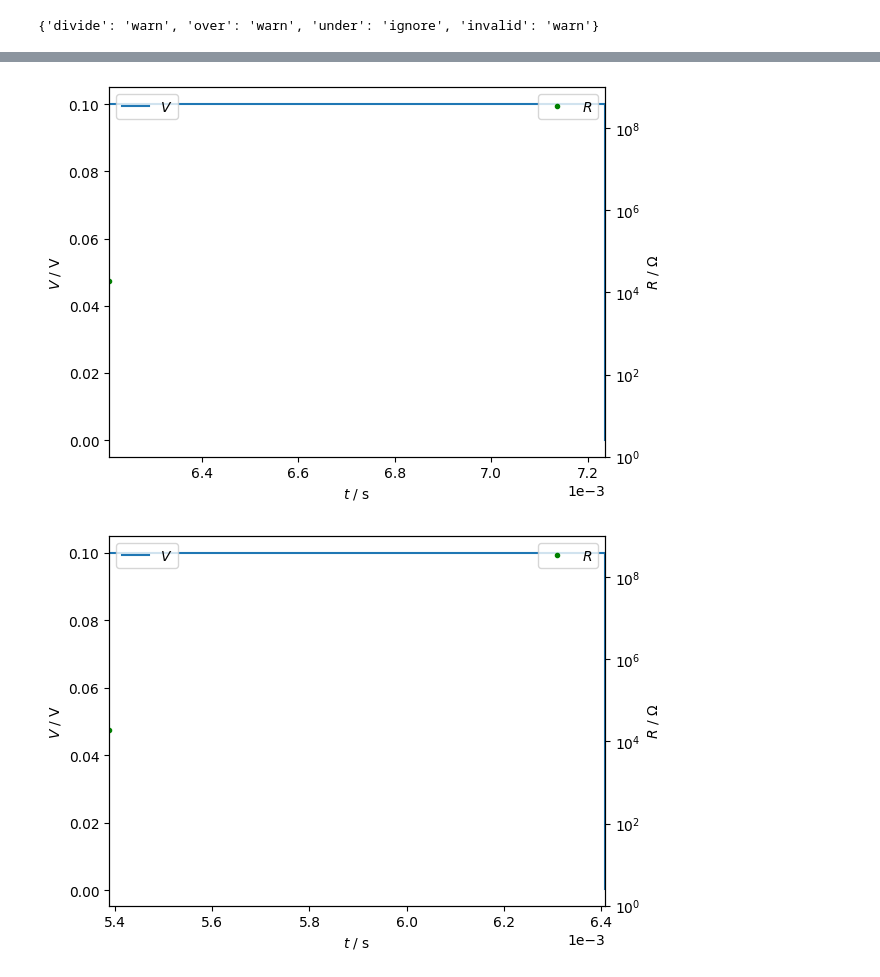
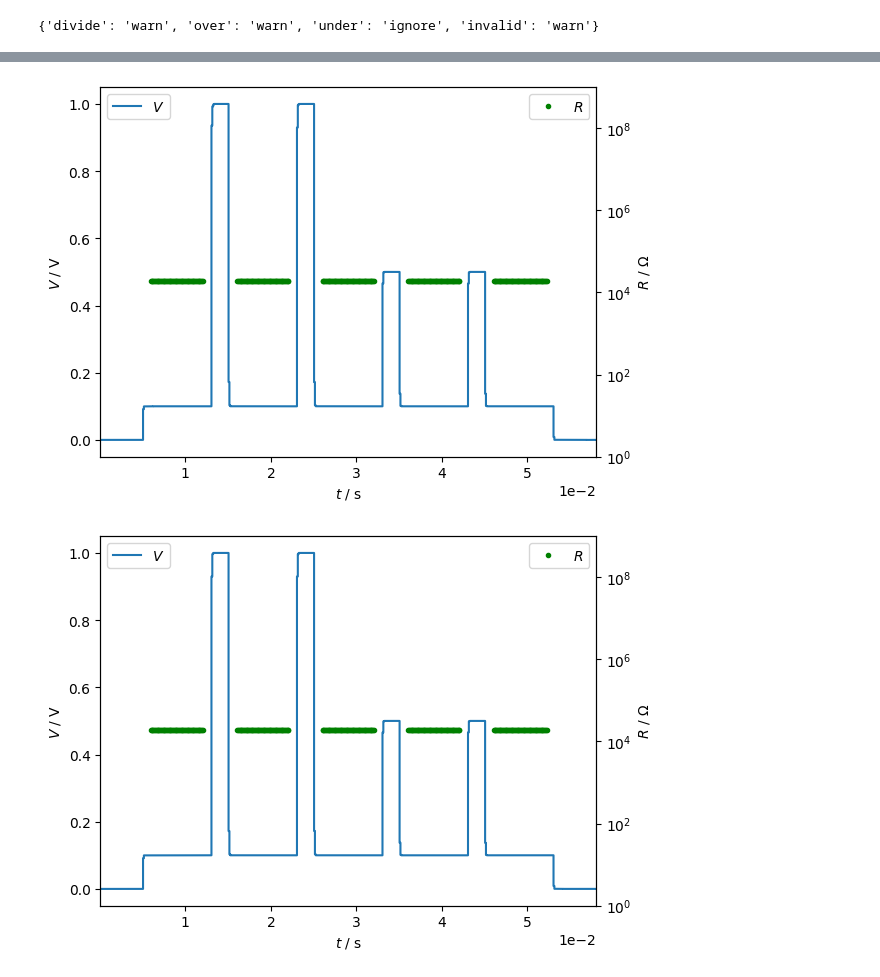
Before and after one commit to raxov99/iis_optolab, a Jupyter notebook: in_lab.ipynb, the cells around one changed output, grey strips where cells are left out. Drawn from its saved outputs; the diff is of its cells as text; code cells hidden in the pictures.

```diff
--- a/in_lab.ipynb
+++ b/in_lab.ipynb
@@ -54,4 +63,4 @@ R, valid = meas_AWG(DAQ, 113, AWG, ch_AWG, T_AWG[0], read_V, VOLT, OSC, [1, 2])
 # %%
-V_i, I_o, R, valid = meas_SMU(DAQ, 111, SMU, ch_SMU, T_SMU[0], read_V, VOLT, OSC, [1, 2], aint=aint)
+t, V_i, I_o, R, valid = meas_SMU(DAQ, 111, SMU, ch_SMU, T_SMU[0], read_V, VOLT, OSC, [1, 2], aint=aint)
 # %% [output]
-[figure, old version]
+[figure, new version]
@@ -58,4 +83,4 @@ V_i, I_o, R, valid = meas_SMU(DAQ, 111, SMU, ch_SMU, T_SMU[0], read_V, VOLT, OSC
 # %%
-V_i, I_o, R, valid = meas_SMU_(DAQ, 111, SMU, ch_SMU, T_SMU[0], read_V, aint=aint)
+t, V_i, I_o, R, valid = meas_SMU_(DAQ, 111, SMU, ch_SMU, T_SMU[0], read_V, aint=aint)
 # %% [output]
-[figure, old version]
+[figure, new version]
```
Also changed, not shown: parts of 11 cells of this notebook, 1 other file.
